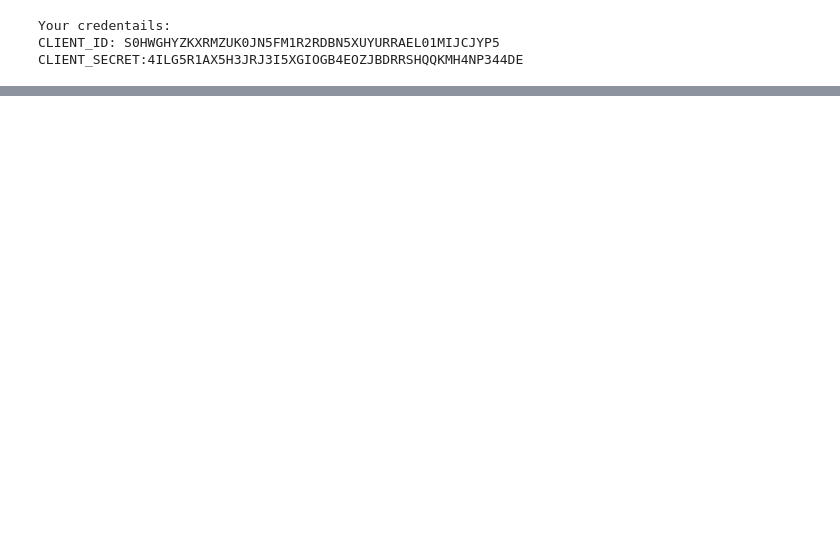
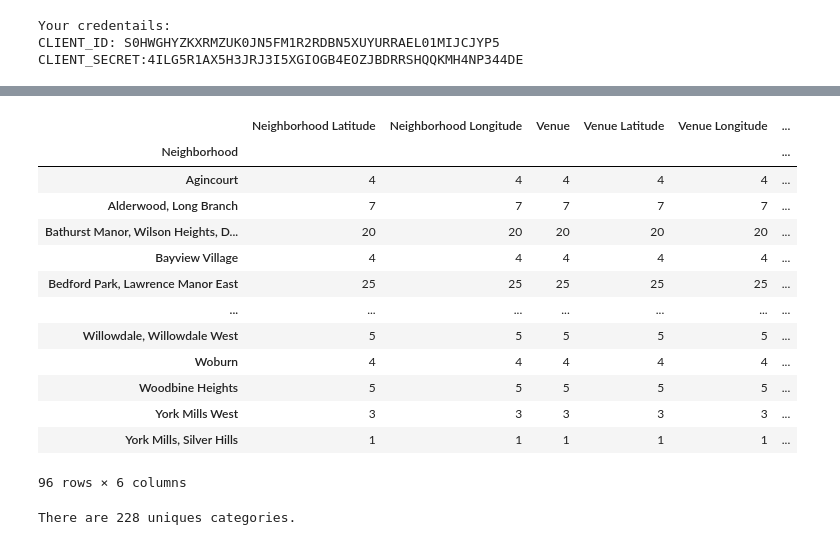
Before and after one commit to aaronwilliame/Coursera_Capstone, a Jupyter notebook: Week_3/Segmenting and Clustering Neighborhoods in Toronto.ipynb, the cells around one changed output, grey strips where cells are left out. Drawn from its saved outputs; the diff is of its cells as text; code cells hidden in the pictures; blank space fills up the shorter version.

```diff
--- a/Week_3/Segmenting and Clustering Neighborhoods in Toronto.ipynb
+++ b/Week_3/Segmenting and Clustering Neighborhoods in Toronto.ipynb
@@ -128,0 +183,12 @@ CLIENT_SECRET:4ILG5R1AX5H3JRJ3I5XGIOGB4EOZJBDRRSHQQKMH4NP344DE
+# %%
+# Function that extracts the category of the venue
+def get_category_type(row):
+    try:
+        categories_list = row['categories']
+    except:
+        categories_list = row['venue.categories']
+
+    if len(categories_list) == 0:
+        return None
+    else:
+        return categories_list[0]['name']
@@ -128,0 +297,23 @@ CLIENT_SECRET:4ILG5R1AX5H3JRJ3I5XGIOGB4EOZJBDRRSHQQKMH4NP344DE
+# %%
+# Number of venues
+toronto_venues.groupby("Neighborhood").count()
+# %% [output]
+|  | Neighborhood Latitude | Neighborhood Longitude | Venue | Venue Latitude | Venue Longitude | ... |
+| Neighborhood |  |  |  |  |  | ... |
+| Agincourt | 4 | 4 | 4 | 4 | 4 | ... |
+| Alderwood, Long Branch | 7 | 7 | 7 | 7 | 7 | ... |
+| Bathurst Manor, Wilson Heights, D... | 20 | 20 | 20 | 20 | 20 | ... |
+| Bayview Village | 4 | 4 | 4 | 4 | 4 | ... |
+| Bedford Park, Lawrence Manor East | 25 | 25 | 25 | 25 | 25 | ... |
+| ... | ... | ... | ... | ... | ... | ... |
+| Willowdale, Willowdale West | 5 | 5 | 5 | 5 | 5 | ... |
+| Woburn | 4 | 4 | 4 | 4 | 4 | ... |
+| Woodbine Heights | 5 | 5 | 5 | 5 | 5 | ... |
+| York Mills West | 3 | 3 | 3 | 3 | 3 | ... |
+| York Mills, Silver Hills | 1 | 1 | 1 | 1 | 1 | ... |
+96 rows × 6 columns
+# %%
+# Unique categories
+print('There are {} uniques categories.'.format(len(toronto_venues['Venue Category'].unique())))
+# %% [output]
+There are 228 uniques categories.
```
Also changed, not shown: parts of 20 cells of this notebook.
